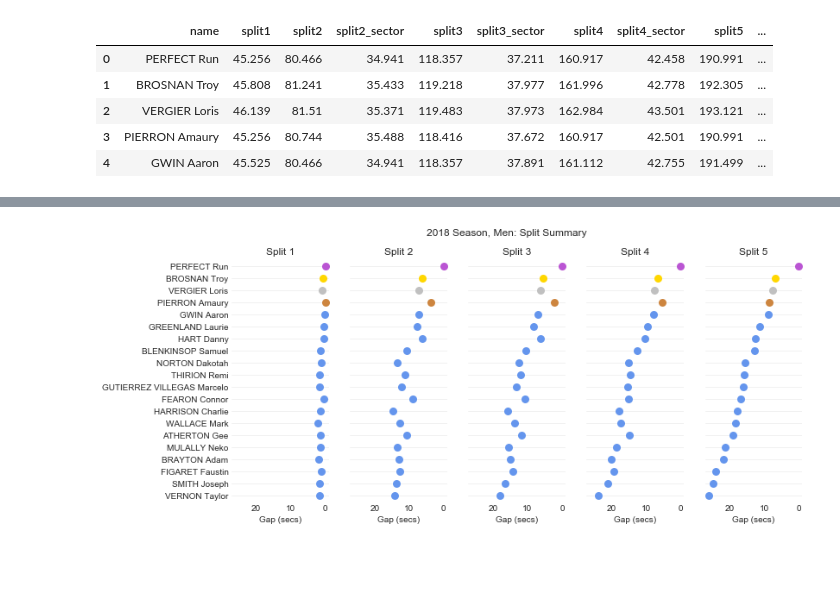
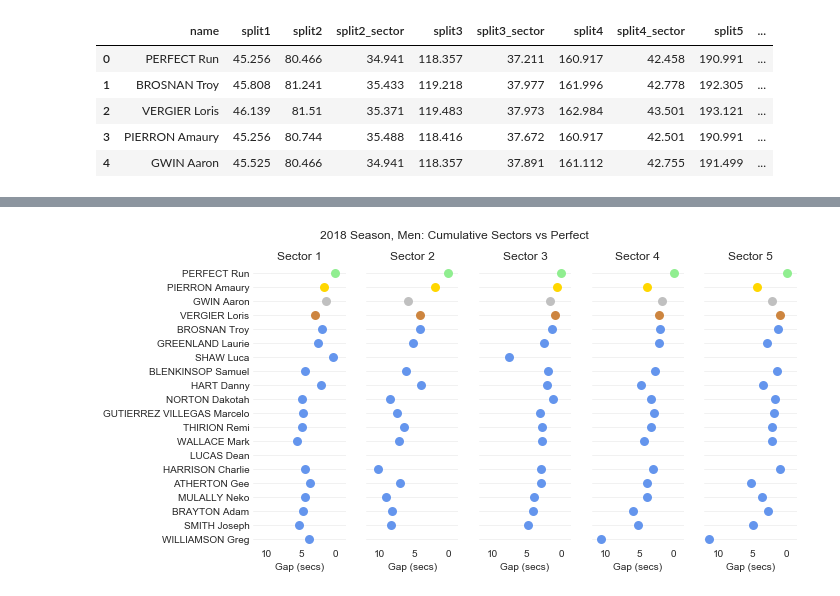
Before and after one commit to domwrap/mtbgeekstats, a Jupyter notebook: 2018/dh_season_analysis.ipynb, the cells around one changed output, grey strips where cells are left out. Cells and saved outputs as stored; diff of their text form; code cells hidden in the pictures; blank space fills up the shorter version.

Commit message:
Season analysis cumulative splits and sectors, plus fixes

```diff
--- a/2018/dh_season_analysis.ipynb
+++ b/2018/dh_season_analysis.ipynb
@@ -182,6 +173,7 @@ for rc in dfs:
         if ( sp > 1 ):
             sector = 'split' + str(sp) + '_sector' + ( '_' + str(rc) if rc > 1 else '' )
             dfd[sector] = dfm[sector].min()
+    dfd['points' + ( '_' + str(rc) if rc > 1 else '' )] = 1000
 
 dfb = pd.DataFrame( list(dfd.values()) ).T
 # list(dfb.values())
@@ -219,6 +204,8 @@ for sp in range( 1, splits+1 ):
 #     rsplit = split + ( '_' + str(rc) if rc > 1 else '' )
     data[split + '_sector_t'] = sum( [ data[split + ( '_sector' if sp > 1 else '' ) + rc].fillna(1000) for rc in [ '' ] + [ '_' + str(i) for i in range( 2, len(dfs)+1 ) ] ] )
     data[split + '_t'] = sum( [ data[split + rc].fillna(1000) for rc in [ '' ] + [ '_' + str(i) for i in range( 2, len(dfs)+1 ) ] ] )
+data['points_t'] = sum( [ data['points' + rc].fillna(0) for rc in [ '' ] + [ '_' + str(i) for i in range( 2, len(dfs)+1 ) ] ] )
+data['points_t_rank'] = data['points_t'].rank( method='dense', ascending=False )
 data['rank_t'] = data['split5_t'].rank( method='dense', ascending=True )
 data = data.sort_values( 'split5_t' ).reset_index( drop=True )
 
@@ -236,0 +220,4 @@ Index(['name', 'split1', 'split2', 'split2_sector', 'split3', 'split3_sector', '
+# %%
+data.sort_values( 'split5_t', ascending=True, inplace=True )
+data.reset_index( drop=True, inplace=True )
+data.head()
@@ -243,16 +237,18 @@ Index(['name', 'split1', 'split2', 'split2_sector', 'split3', 'split3_sector', '
 
 # Expand data set
 data['split1_sector'] = data['split1_t']
-for i in range( 2, splits+1 ):
-    data['split' + str(i)] = data['split' + str(i-1) + '_t'] + data['split' + str(i) + '_sector_t']
+# for i in range( 2, splits+1 ):
+#     data['split' + str(i)] = data['split' + str(i-1) + '_t'] + data['split' + str(i) + '_sector_t']
 for i in range( 1, splits+1 ):
-    split = 'split' + str(i)
-    sector = split + '_sector'
+    split = 'split' + str(i) + '_t'
+    sector = split[:-2] + '_sector_t'
     data[split + '_rank'] = data[split].rank(method='dense')
     data[split + '_vs_best'] = (data[split] - data[split].min())
-data['rank'] = data['split5_rank']
-data = data.sort_values( 'split5_vs_best' ).reset_index( drop=True )
+    data[sector + '_rank'] = data[sector].rank(method='dense')
+    data[sector + '_vs_best'] = (data[sector] - data[sector].min())
+data['rank'] = data['split5_t_rank']
+data = data.sort_values( 'split5_t_vs_best' ).reset_index( drop=True )
 
-data.head()
+data.head(20)
 # %% [output]
 |  | name | split1 | split2 | split2_sector | split3 | split3_sector | split4 | split4_sector | split5 | ... |
@@ -264,39 +323,41 @@ data.head()
 # %%
-
-
-# Rearrange columns
+## Rearrange columns
+# data['rank'] = data['split5_sector_t_rank']
+data = data.sort_values( 'points_t_rank' ).reset_index( drop=True )
 data = data[list(data.columns[:2]) + list(sorted(data.columns[2:]))]
 
 # Make the PairGrid
-g = sns.PairGrid( data[:topX], x_vars=['split1_vs_best', 'split2_vs_best', 'split3_vs_best', 'split4_vs_best', 'split5_vs_best'], y_vars=["name"], size=5, aspect=.4 )
+colors = colorList( '#6495ED', '#6495ED', len(data), 1, 2, 3 )
+colors[0] = 'lightgreen'
+g = sns.PairGrid( data[:topX], x_vars=['split1_sector_t_vs_best', 'split2_sector_t_vs_best', 'split3_sector_t_vs_best', 'split4_sector_t_vs_best', 'split5_sector_t_vs_best'],
+                 y_vars=["name"], size=5, aspect=.4 )
 
 # Draw a dot plot using the stripplot function
-colors = colorList( '#6495ED', '#6495ED', len(data), 1, 2, 3 )
-colors[0] = 'mediumorchid'
 g.map( sns.stripplot, size=9, orient='h', palette=colors, edgecolor='gray', marker='o' )
 
+# (data[:topX]['split5_t_vs_best'].max()+1, -1.5)
 # Use the same x axis limits on all columns and add better labels
-g.set( xlim=(data[:topX]['split5_vs_best'].max()+1, -1), xlabel="Gap (secs)", ylabel="" ) # xlim=(0, 25),
+g.set( xlim=(12,-1.5), xlabel="Gap (secs)", ylabel="" ) # xlim=(0, 25),
 
 # Use semantically meaningful titles for the columns
-titles = ["Split 1", "Split 2", "Split 3", "Split 4", "Split 5"]
+titles = ["Sector 1", "Sector 2", "Sector 3", "Sector 4", "Sector 5"]
 
 for ax, title in zip(g.axes.flat, titles):
     # Set a different title for each axes
     ax.set(title=title)
 
     # Make the grid horizontal instead of vertical
     ax.xaxis.grid( False )
     ax.yaxis.grid( color='#EEEEEE' )
 
 # Chart Visuals
 sns.despine( left=True, bottom=True )
 plt.subplots_adjust( top=0.88 )
-g.fig.suptitle( chart_title_prefix + ': Split Summary' )
+g.fig.suptitle( chart_title_prefix + ': Cumulative Sectors vs Perfect' )
 
 # Image export
 if image_gen:
     plt.gcf().subplots_adjust(left=0.22)
-    plt.savefig( file_prefix + '_split_summary.png', dpi=dpi )
+    plt.savefig( file_prefix + '_cumulative_sectors.png', dpi=dpi )
 # %% [output]
-[figure, old version]
+[figure, new version]
```
Also changed, not shown: parts of 13 cells of this notebook, 8 other files.
